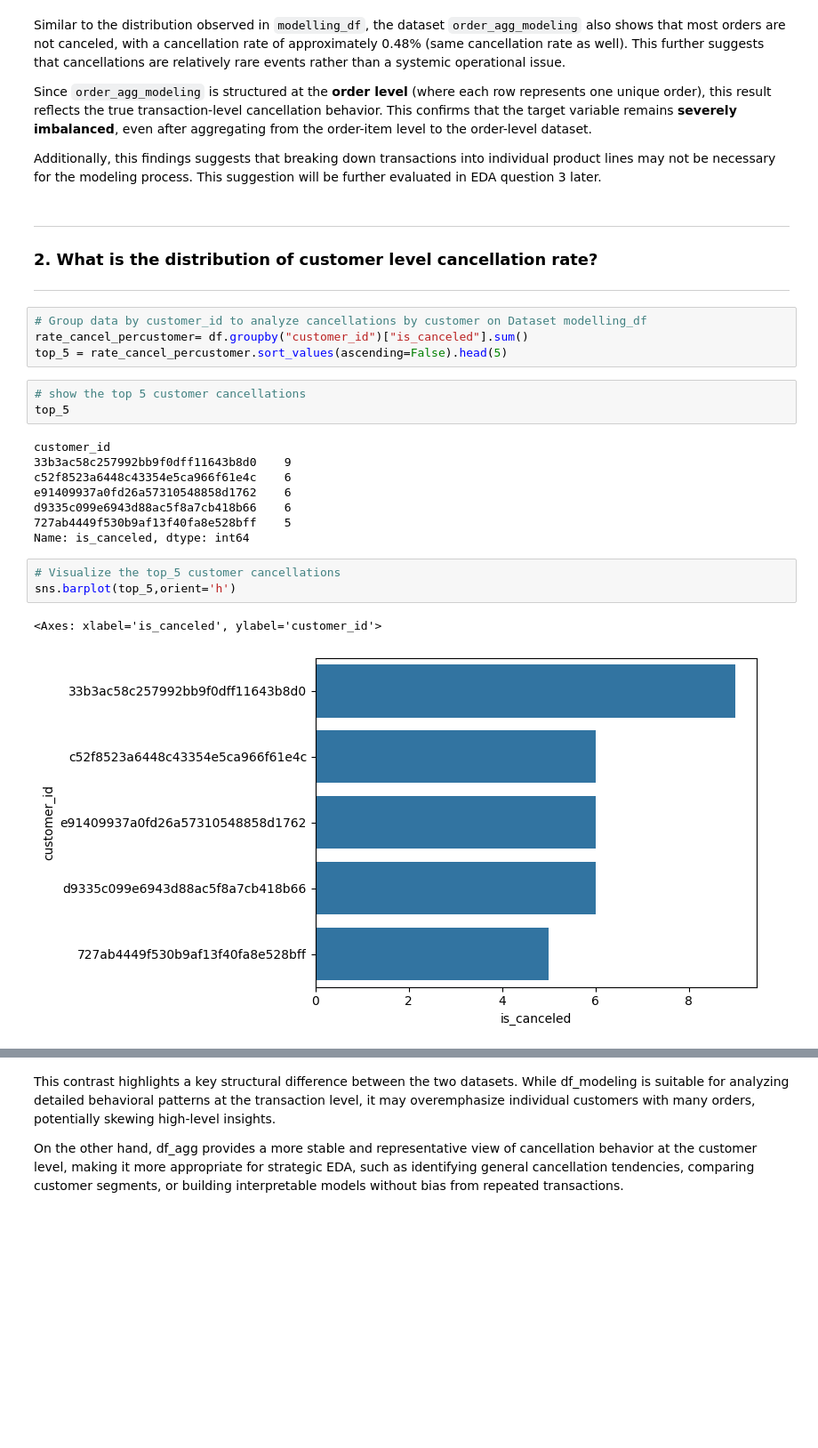
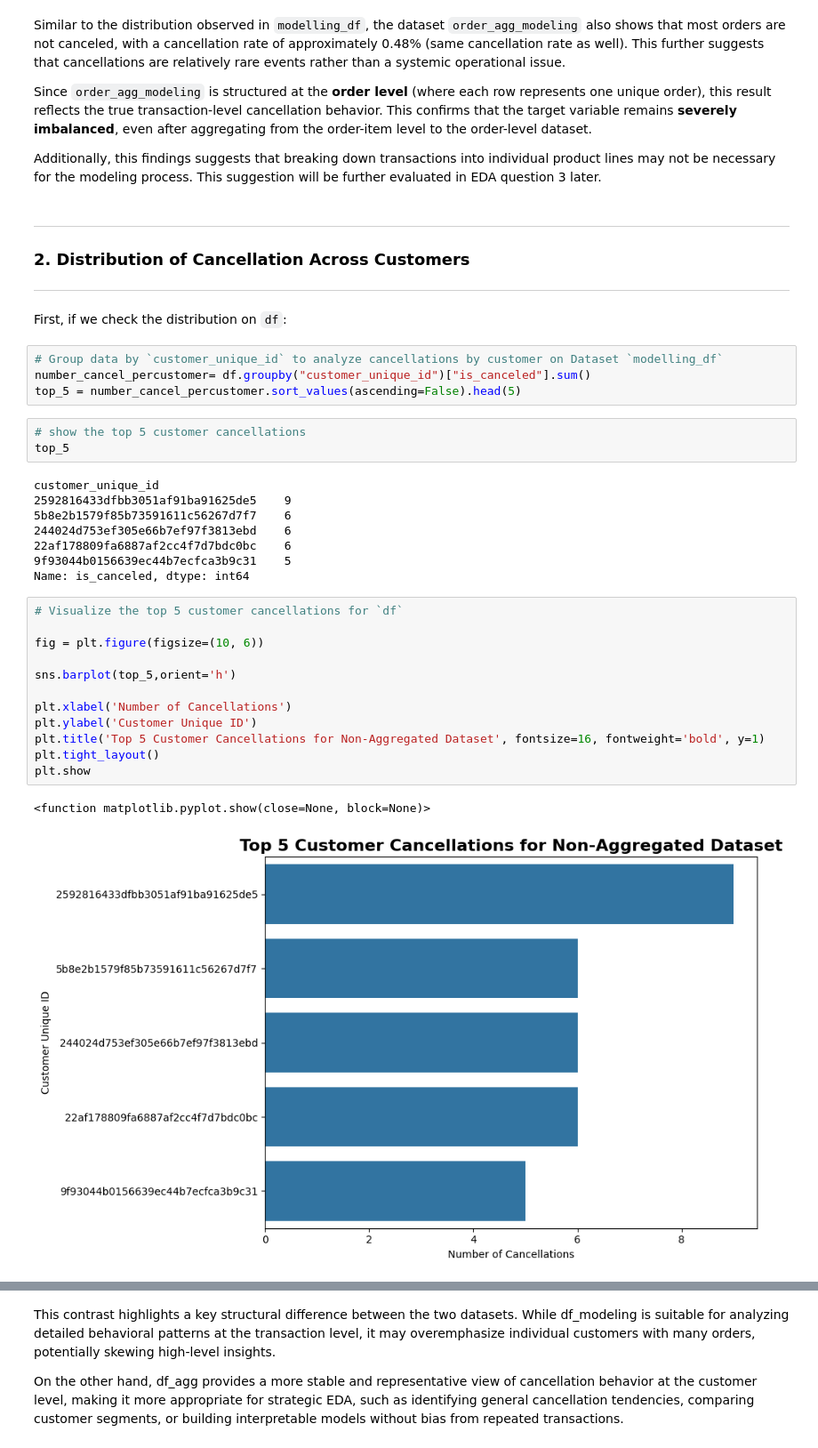
Before and after one commit to FTDS-assignment-bay/p2-final-project-ftds-051-rmt-group-001, a Jupyter notebook: EDA/EDA ver_1.ipynb, the cells around one changed output, grey strips where cells are left out. Shown at 89% size. Drawn from its saved outputs; the diff is of its cells as text; blank space fills up the shorter version.

```diff
--- a/EDA/EDA ver_1.ipynb
+++ b/EDA/EDA ver_1.ipynb
@@ -599,27 +735,38 @@ Since `order_agg_modeling` is structured at the **order level** (where each row
 Additionally, this findings suggests that breaking down transactions into individual product lines may not be necessary for the modeling process. This suggestion will be further evaluated in EDA question 3 later.
 # %% [markdown]
 ---
-### 2. What is the distribution of customer level cancellation rate?
+### 2. Distribution of Cancellation Across Customers
 ---
+# %% [markdown]
+First, if we check the distribution on `df`:
 # %%
-# Group data by customer_id to analyze cancellations by customer on Dataset modelling_df
-rate_cancel_percustomer= df.groupby("customer_id")["is_canceled"].sum()
-top_5 = rate_cancel_percustomer.sort_values(ascending=False).head(5)
+# Group data by `customer_unique_id` to analyze cancellations by customer on Dataset `modelling_df`
+number_cancel_percustomer= df.groupby("customer_unique_id")["is_canceled"].sum()
+top_5 = number_cancel_percustomer.sort_values(ascending=False).head(5)
 # %%
 # show the top 5 customer cancellations
 top_5
 # %% [output]
-customer_id
-33b3ac58c257992bb9f0dff11643b8d0    9
-c52f8523a6448c43354e5ca966f61e4c    6
-e91409937a0fd26a57310548858d1762    6
-d9335c099e6943d88ac5f8a7cb418b66    6
-727ab4449f530b9af13f40fa8e528bff    5
+customer_unique_id
+2592816433dfbb3051af91ba91625de5    9
+5b8e2b1579f85b73591611c56267d7f7    6
+244024d753ef305e66b7ef97f3813ebd    6
+22af178809fa6887af2cc4f7d7bdc0bc    6
+9f93044b0156639ec44b7ecfca3b9c31    5
 Name: is_canceled, dtype: int64
 # %%
-# Visualize the top_5 customer cancellations
+# Visualize the top 5 customer cancellations for `df`
+
+fig = plt.figure(figsize=(10, 6))
+
 sns.barplot(top_5,orient='h')
+
+plt.xlabel('Number of Cancellations')
+plt.ylabel('Customer Unique ID')
+plt.title('Top 5 Customer Cancellations for Non-Aggregated Dataset', fontsize=16, fontweight='bold', y=1)
+plt.tight_layout()
+plt.show
 # %% [output]
-<Axes: xlabel='is_canceled', ylabel='customer_id'>
+<function matplotlib.pyplot.show(close=None, block=None)>
-[figure, old version]
+[figure, new version]
 # %% [markdown]
```
Also changed, not shown: parts of 50 cells of this notebook.
